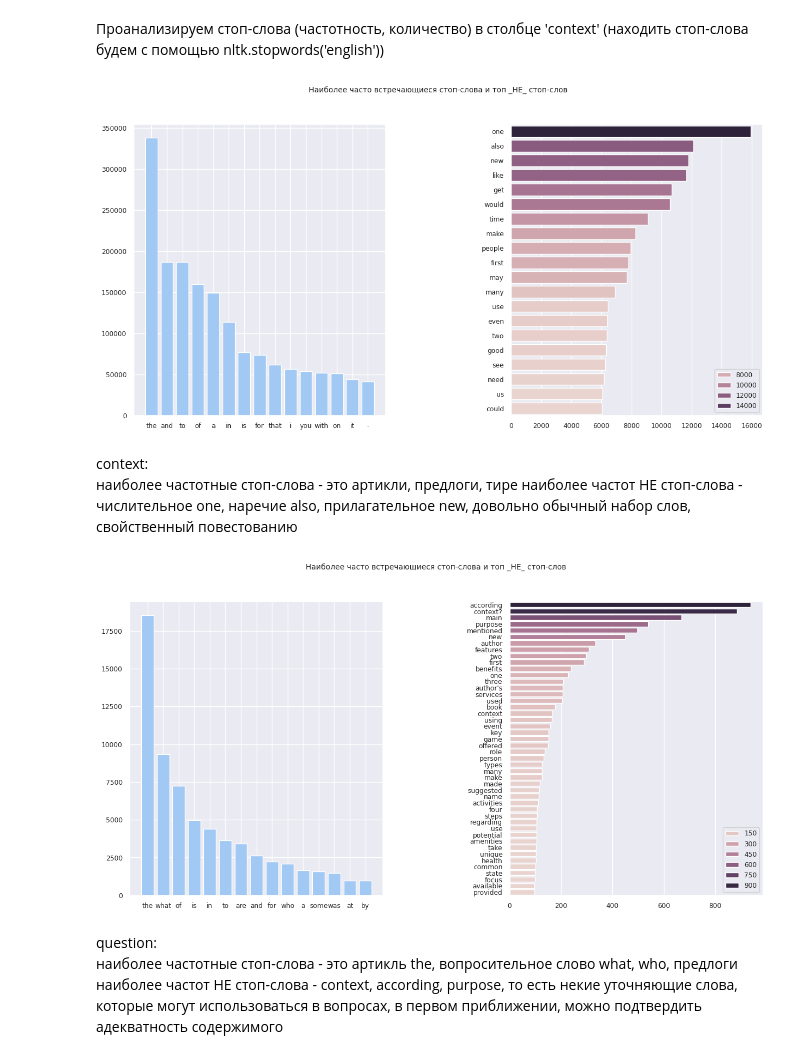
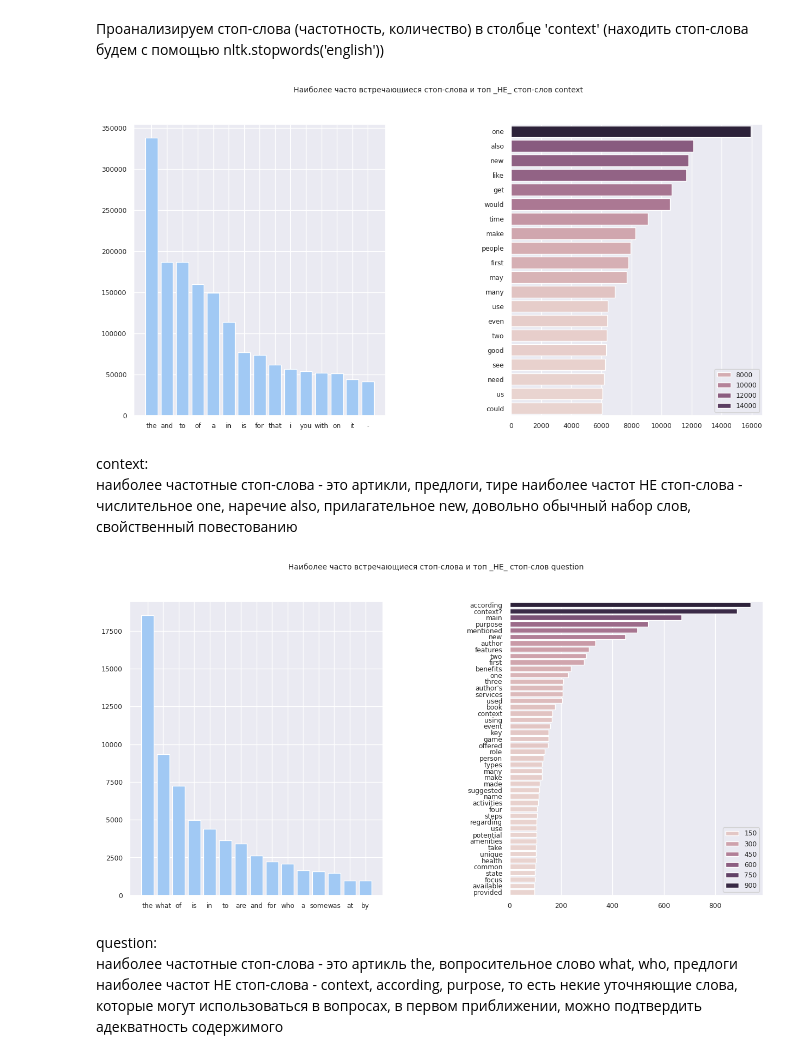
Before and after one commit to AI-YP-24-55-36/team_55_rag_qa, a Jupyter notebook: ipynb_eda/EDA_RAG_neural_bridge_rag_dataset_12000.ipynb, the cells around one changed output. Drawn from its saved outputs; the diff is of its cells as text; code cells hidden in the pictures.

```diff
--- a/ipynb_eda/[v2][EDA][RAG][_neural_bridge_rag_dataset_12000_].ipynb
+++ b/ipynb_eda/EDA_RAG_neural_bridge_rag_dataset_12000.ipynb
@@ -316,8 +316,8 @@ def corpus(text):
 # %%
 # функция для создания столбчатой диаграммы для 15 наиболее часто встречамых стоп-слов и
 
-def plot_top_words(text, stop = STOPWORDS):
-    plt.figure(figsize = (15, 7)).suptitle('Наиболее часто встречающиеся стоп-слова и топ _НЕ_ стоп-слов', fontsize=10)
+def plot_top_words(text, column, stop = STOPWORDS):
+    plt.figure(figsize = (15, 7)).suptitle(f'Наиболее часто встречающиеся стоп-слова и топ _НЕ_ стоп-слов {column}', fontsize=10)
     plt.subplots_adjust(wspace=0.5, hspace=0.5)
 
     # токенизация на слова
@@ -346,17 +346,17 @@ def plot_top_words(text, stop = STOPWORDS):
     plt.subplot(1, 2, 2)
     sns.barplot(x = y,y = x, hue=y)
 # %%
-plot_top_words(df['context'])
+plot_top_words(df['context'], 'context')
 # %% [output]
-[figure, old version]
+[figure, new version]
 # %% [markdown]
 context:
 наиболее частотные стоп-слова - это артикли, предлоги, тире
 наиболее частот НЕ стоп-слова - числительное one, наречие also, прилагательное new, довольно обычный набор слов, свойственный повестованию
 # %%
-plot_top_words(df['question'])
+plot_top_words(df['question'], 'question')
 # %% [output]
-[figure, old version]
+[figure, new version]
 # %% [markdown]
 question:
 наиболее частотные стоп-слова - это артикль the, вопросительное слово what, who, предлоги
```
Also changed, not shown: parts of 17 cells of this notebook.
